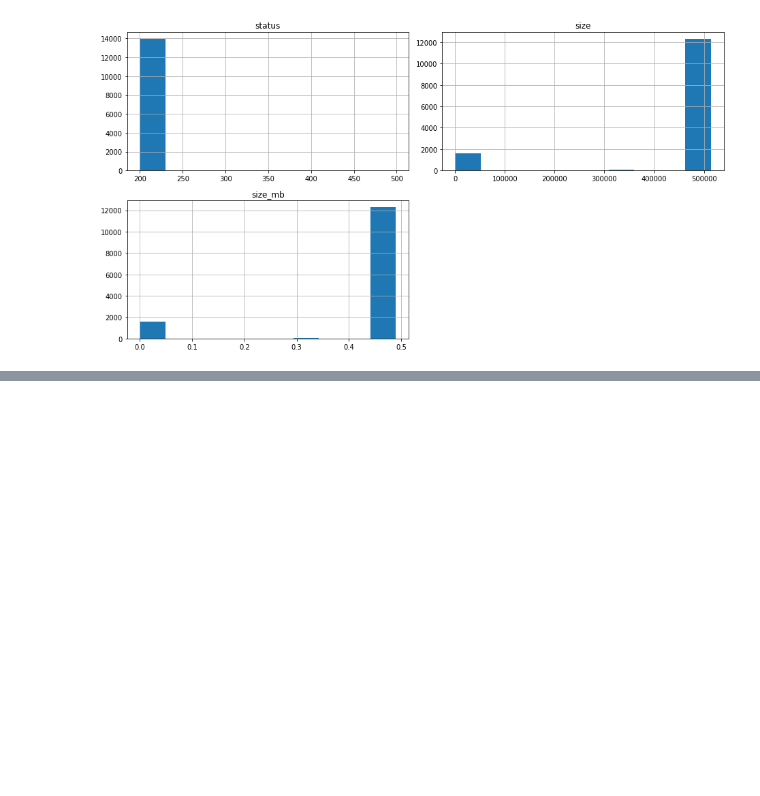
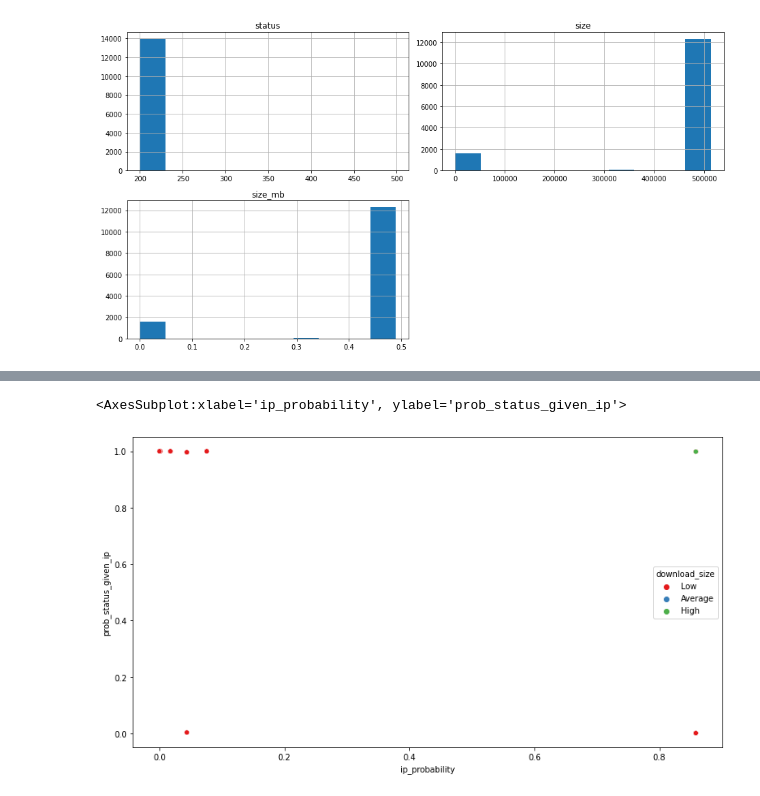
Before and after one commit to Promeos/anomaly-detection-exercises, a Jupyter notebook: discrete_anomaly_detection.ipynb, the cells around one changed output, grey strips where cells are left out. Drawn from its saved outputs; the diff is of its cells as text; code cells hidden in the pictures; blank space fills up the shorter version.

```diff
--- a/discrete_anomaly_detection.ipynb
+++ b/discrete_anomaly_detection.ipynb
@@ -104,3 +135,12 @@ df = eda_log_data(train, df)
+# %%
+plt.figure(figsize=(13, 7))
+sns.scatterplot(df.ip_probability,
+                df.prob_status_given_ip,
+                hue=df.download_size,
+                palette='Set1')
+# %% [output]
+<AxesSubplot:xlabel='ip_probability', ylabel='prob_status_given_ip'>
+[figure, added]
 # %%
 df.head()
 # %% [output]
```
Also changed, not shown: parts of 19 cells of this notebook, 1 other file.
